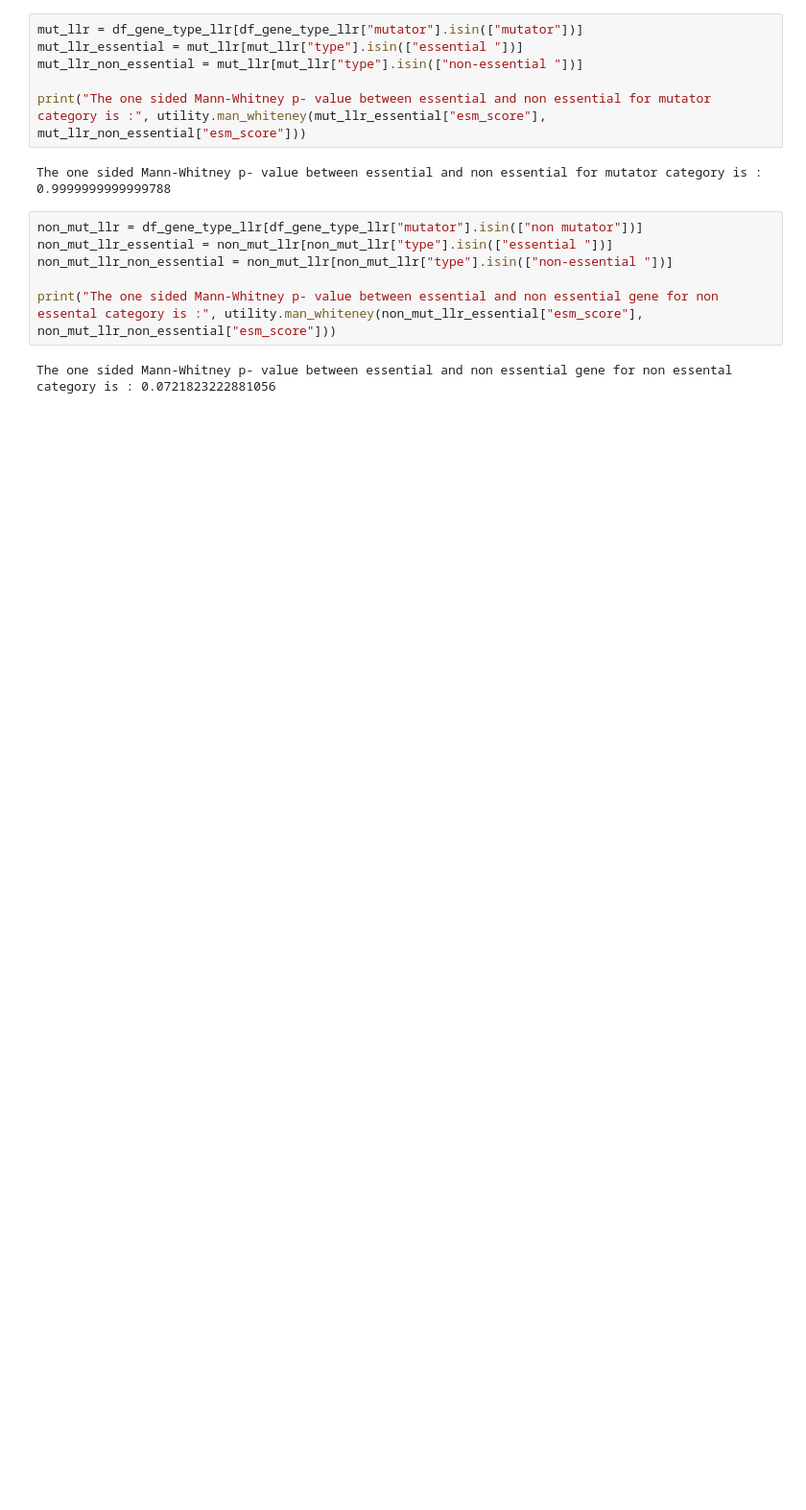
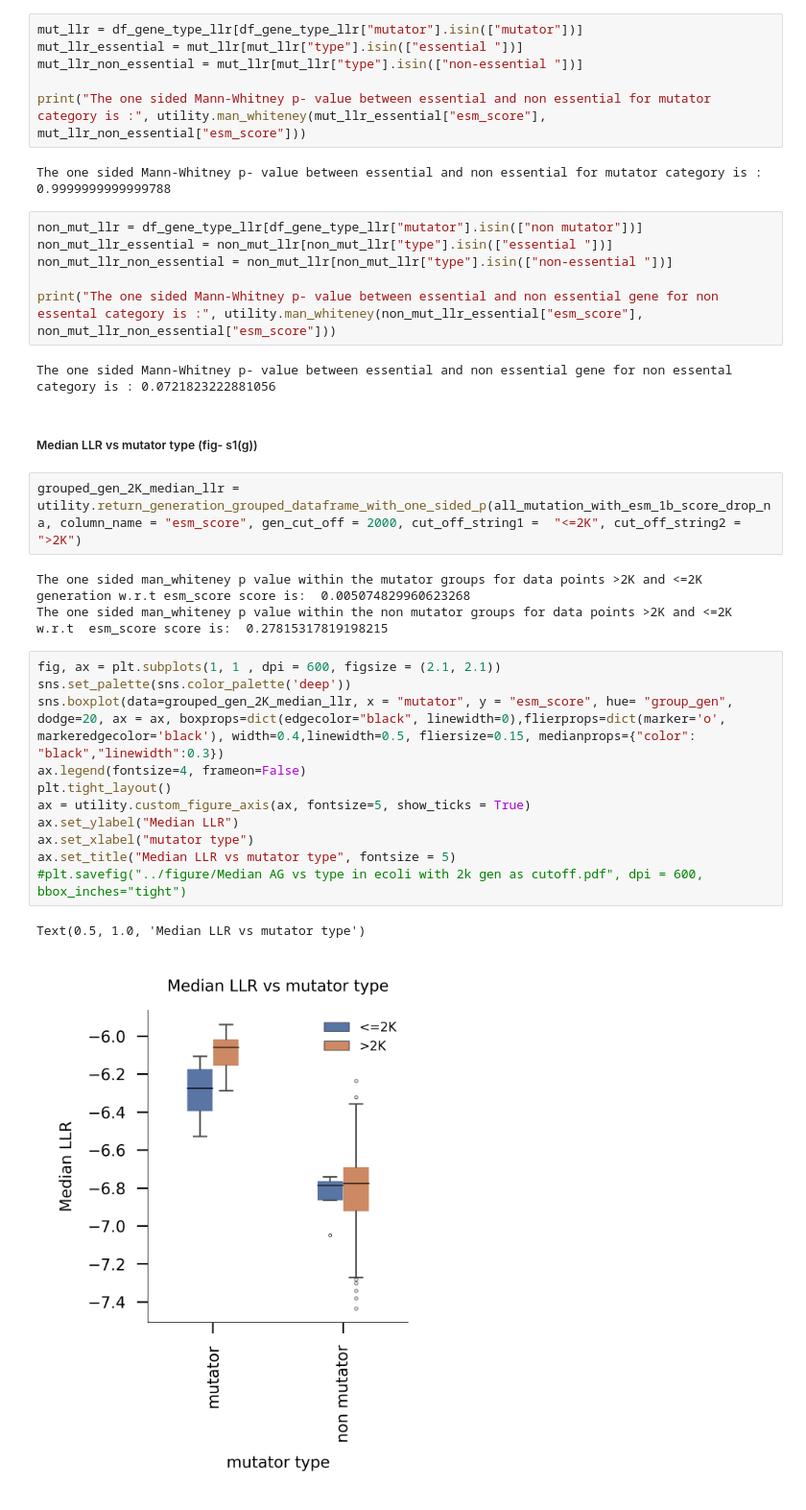
Before and after one commit to cellsemantics/Oligo_Promotion, a Jupyter notebook: figure/supplementary/figS1.ipynb, the cells around one changed output. Shown at 96% size. Cells and saved outputs as stored; diff of their text form; blank space fills up the shorter version.

```diff
--- a/figure/supplementary/figS1.ipynb
+++ b/figure/supplementary/figS1.ipynb
@@ -425,3 +425,24 @@ non_mut_llr_non_essential = non_mut_llr[non_mut_llr["type"].isin(["non-essential
 print("The one sided Mann-Whitney p- value between essential and non essential gene for non essental category is :", utility.man_whiteney(non_mut_llr_essential["esm_score"], non_mut_llr_non_essential["esm_score"]))
 # %% [output]
 The one sided Mann-Whitney p- value between essential and non essential gene for non essental category is : 0.0721823222881056
+# %% [markdown]
+##### Median LLR vs mutator type (fig- s1(g))
+# %%
+grouped_gen_2K_median_llr = utility.return_generation_grouped_dataframe_with_one_sided_p(all_mutation_with_esm_1b_score_drop_na, column_name = "esm_score", gen_cut_off = 2000, cut_off_string1 =  "<=2K", cut_off_string2 = ">2K")
+# %% [output]
+The one sided man_whiteney p value within the mutator groups for data points >2K and <=2K generation w.r.t esm_score score is:  0.005074829960623268
+The one sided man_whiteney p value within the non mutator groups for data points >2K and <=2K w.r.t  esm_score score is:  0.27815317819198215
+# %%
+fig, ax = plt.subplots(1, 1 , dpi = 600, figsize = (2.1, 2.1))
+sns.set_palette(sns.color_palette('deep'))
+sns.boxplot(data=grouped_gen_2K_median_llr, x = "mutator", y = "esm_score", hue= "group_gen", dodge=20, ax = ax, boxprops=dict(edgecolor="black", linewidth=0),flierprops=dict(marker='o', markeredgecolor='black'), width=0.4,linewidth=0.5, fliersize=0.15, medianprops={"color": "black","linewidth":0.3})
+ax.legend(fontsize=4, frameon=False)
+plt.tight_layout()
+ax = utility.custom_figure_axis(ax, fontsize=5, show_ticks = True)
+ax.set_ylabel("Median LLR")
+ax.set_xlabel("mutator type")
+ax.set_title("Median LLR vs mutator type", fontsize = 5)
+#plt.savefig("../figure/Median AG vs type in ecoli with 2k gen as cutoff.pdf", dpi = 600, bbox_inches="tight")
+# %% [output]
+Text(0.5, 1.0, 'Median LLR vs mutator type')
+[figure, added]
```
